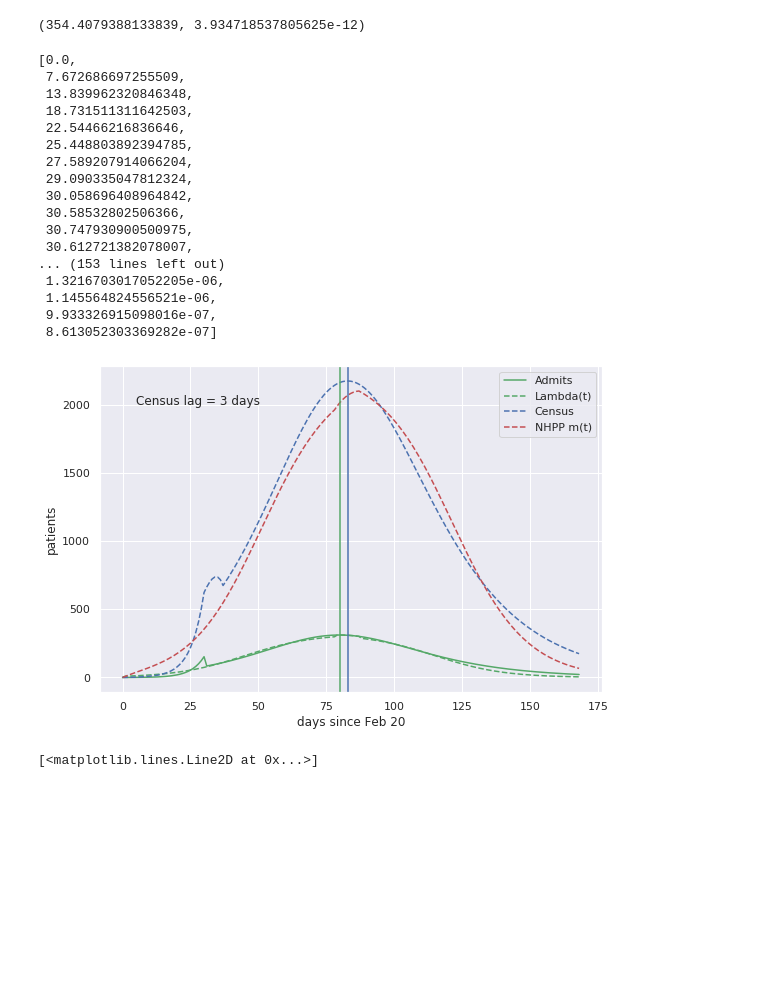
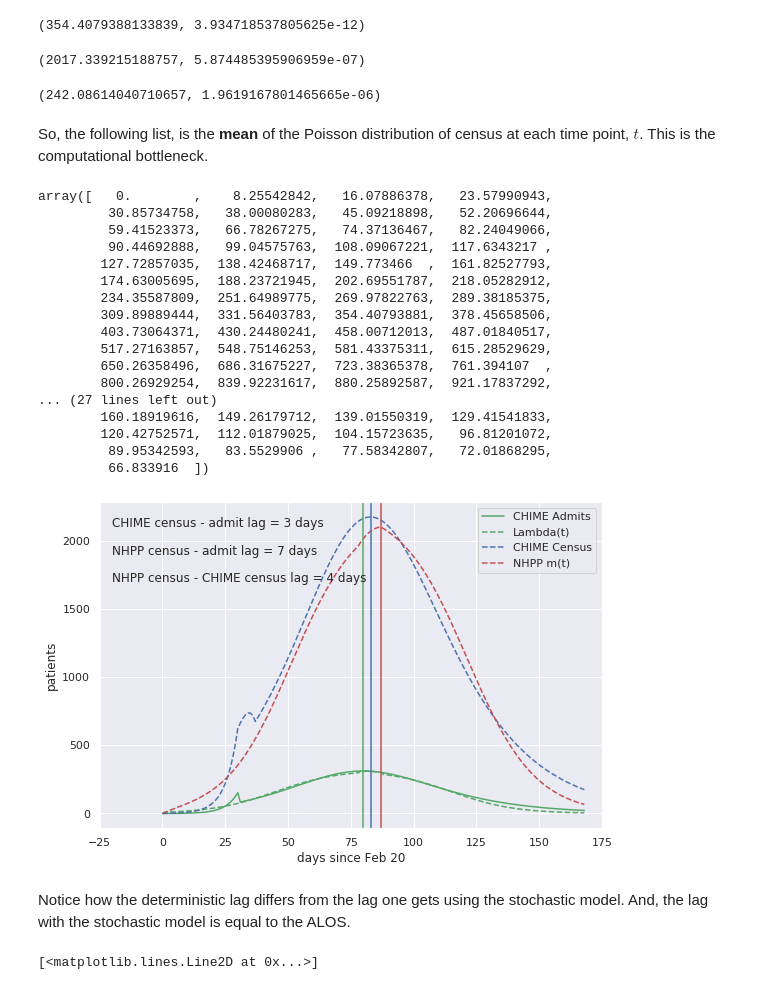
Before and after one commit to misken/c19, a Jupyter notebook: mychime/modeling/chime_flow_resources_p2.ipynb, the cells around one changed output. Drawn from its saved outputs; the diff is of its cells as text; code cells hidden in the pictures; blank space fills up the shorter version.

Commit message:
major progress on queueing approximation for census

```diff
--- a/mychime/modeling/chime_flow_resources_p2.ipynb
+++ b/mychime/modeling/chime_flow_resources_p2.ipynb
@@ -613,49 +662,72 @@ def mv_t_hosp(t, lam_hosp, los_rv):
 mv_t_hosp(30, lam_hosp, rv_hosp)
 # %% [output]
 (354.4079388133839, 3.934718537805625e-12)
+# %%
+mv_t_hosp(80, lam_hosp, rv_hosp)
+# %% [output]
+(2017.339215188757, 5.874485395906959e-07)
+# %%
+mv_t_hosp(150, lam_hosp, rv_hosp)
+# %% [output]
+(242.08614040710657, 1.9619167801465665e-06)
+# %% [markdown]
+So, the following list, is the **mean** of the Poisson distribution of census at each time point, $t$. This is the computational bottleneck.
 # %%
-[mv_t_hosp(t, lam_hosp, rv_hosp)[0] for t in hosp_data_wide.day0]
+# Here's our set of Poisson means
+y_mv = np.array([mv_t_hosp(t, lam_hosp, rv_hosp)[0] for t in hosp_data_wide.day0])
+y_mv
 # %% [output]
-[0.0,
- 7.672686697255509,
- 13.839962320846348,
- 18.731511311642503,
- 22.54466216836646,
- 25.448803892394785,
- 27.589207914066204,
- 29.090335047812324,
- 30.058696408964842,
- 30.58532802506366,
- 30.747930900500975,
- 30.612721382078007,
-... (153 lines left out)
- 1.3216703017052205e-06,
- 1.145564824556521e-06,
- 9.933326915098016e-07,
- 8.613052303369282e-07]
+array([   0.        ,    8.25542842,   16.07886378,   23.57990943,
+         30.85734758,   38.00080283,   45.09218898,   52.20696644,
+         59.41523373,   66.78267275,   74.37136467,   82.24049066,
+         90.44692888,   99.04575763,  108.09067221,  117.6343217 ,
+        127.72857035,  138.42468717,  149.773466  ,  161.82527793,
+        174.63005695,  188.23721945,  202.69551787,  218.05282912,
+        234.35587809,  251.64989775,  269.97822763,  289.38185375,
+        309.89889444,  331.56403783,  354.40793881,  378.45658506,
+        403.73064371,  430.24480241,  458.00712013,  487.01840517,
+        517.27163857,  548.75146253,  581.43375311,  615.28529629,
+        650.26358496,  686.31675227,  723.38365378,  761.394107  ,
+        800.26929254,  839.92231617,  880.25892587,  921.17837292,
+... (27 lines left out)
+        160.18919616,  149.26179712,  139.01550319,  129.41541833,
+        120.42752571,  112.01879025,  104.15723635,   96.81201072,
+         89.95342593,   83.5529906 ,   77.58342807,   72.01868295,
+         66.833916  ])
 # %%
 x = np.array(hosp_data_wide.day0)
 y_admits = np.array(hosp_data_wide.admits_hospitalized)
 y_lambda = np.array([lam_hosp(t) for t in hosp_data_wide.day0])
 y_census = np.array(hosp_data_wide.census_hospitalized)
-y_mv = np.array([mv_t_hosp(t, lam_hosp, rv_hosp)[0] for t in hosp_data_wide.day0])
+# Here's our set of Poisson means (already computed above)
+#y_mv = np.array([mv_t_hosp(t, lam_hosp, rv_hosp)[0] for t in hosp_data_wide.day0])
+# Include the peak lines for fun
 admit_peak = np.argmax(y_admits) + np.min(x)
 census_peak = np.argmax(y_census) + np.min(x)
-lag_txt = "Census lag = {} days".format(census_peak - admit_peak)
+mv_peak = np.argmax(y_mv) + np.min(x)
+lag1_txt = "CHIME census - admit lag = {} days".format(census_peak - admit_peak)
+lag2_txt = "NHPP census - admit lag = {} days".format(mv_peak - admit_peak)
+diff_txt = "NHPP census - CHIME census lag = {} days".format(mv_peak - census_peak)
 # %%
-plt.plot(x, y_admits, 'g-', label="Admits")
+plt.plot(x, y_admits, 'g-', label="CHIME Admits")
 plt.plot(x, y_lambda, 'g--', label="Lambda(t)")
-plt.plot(x, y_census, 'b--', label="Census")
+plt.plot(x, y_census, 'b--', label="CHIME Census")
 plt.plot(x, y_mv, 'r--', label="NHPP m(t)")
 plt.xlabel('days since Feb 20')
 plt.ylabel('patients')
 plt.axvline(admit_peak, color = 'g')
 plt.axvline(census_peak, color = 'b')
-plt.text(5,2000, lag_txt)
+plt.axvline(mv_peak, color = 'r')
+plt.xlim(-25, 175)
+plt.text(-20,2100, lag1_txt)
+plt.text(-20,1900, lag2_txt)
+plt.text(-20,1700, diff_txt)
 plt.legend()
 plt.show()
 # %% [output]
-[figure, old version]
+[figure, new version]
+# %% [markdown]
+Notice how the deterministic lag differs from the lag one gets using the stochastic model. And, the lag with the stochastic model is equal to the ALOS.
 # %%
 fig, ax = plt.subplots(1, 1)
 ax.plot(x, rv1.pdf(x), 'k-', lw=2, label='frozen pdf')
```
Also changed, not shown: parts of 31 cells of this notebook.
